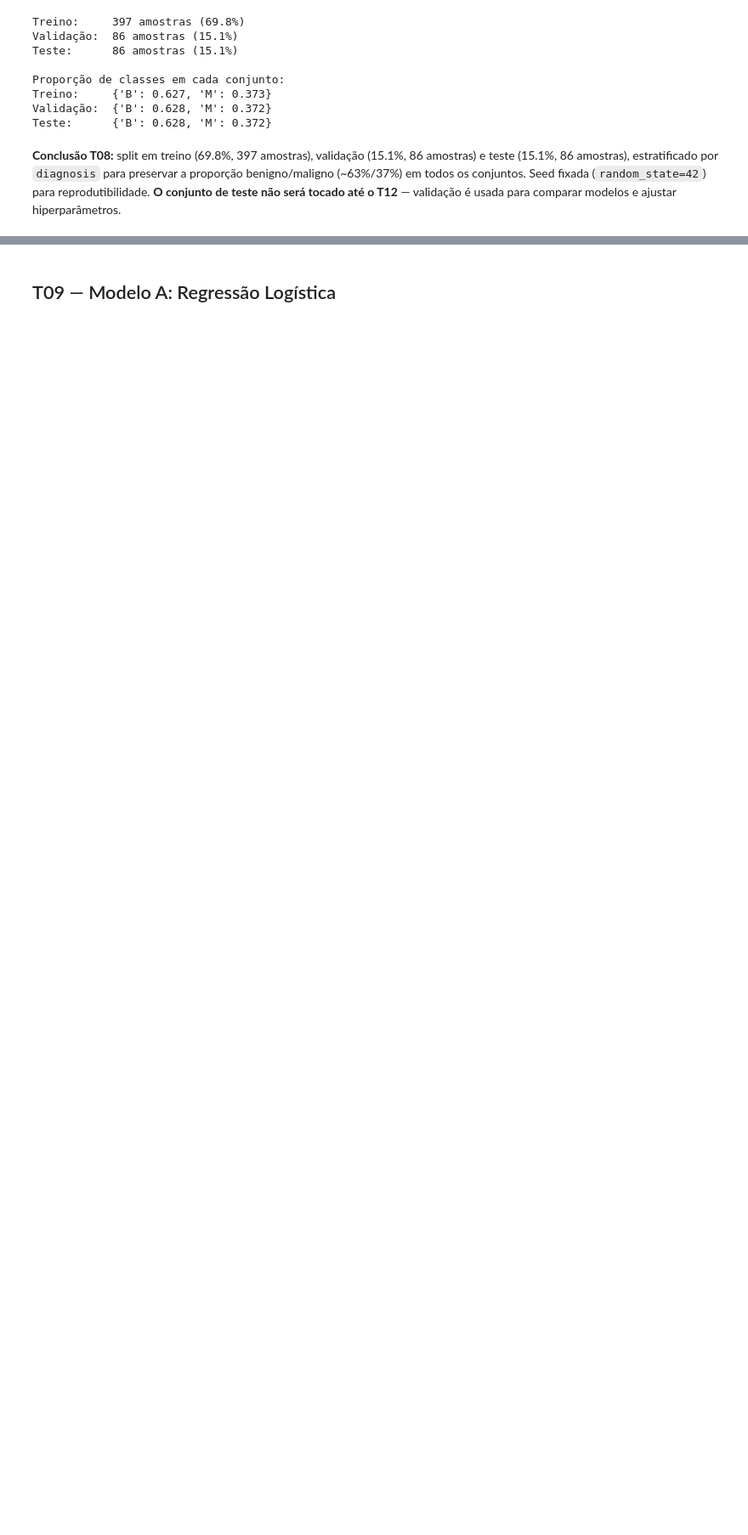
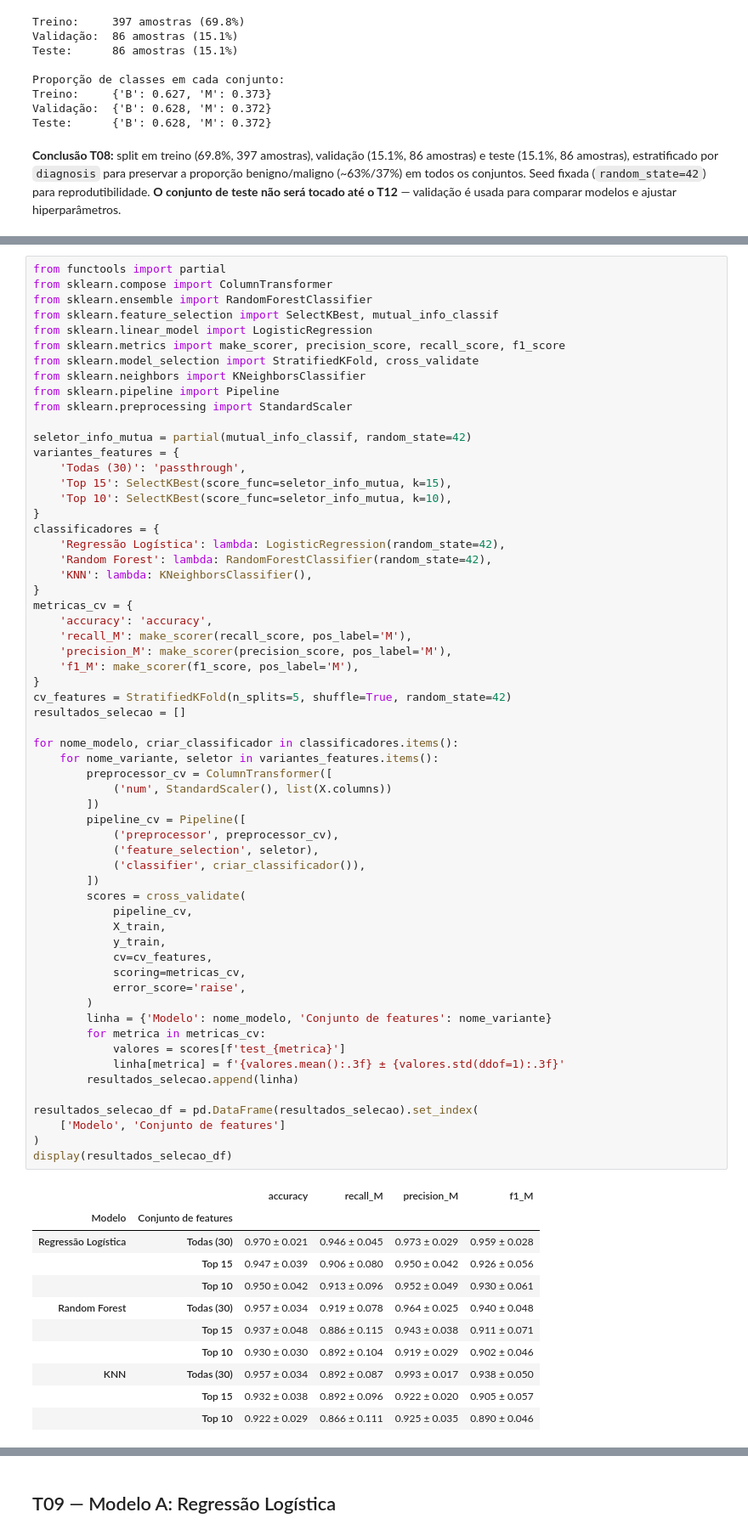
Before and after one commit to whoame042/postech-fiap-fase-1-IA-foundations, a Jupyter notebook: AnaliseExploratoria.ipynb, the cells around one changed output, grey strips where cells are left out. Shown at 85% size. Saved outputs shown, nothing was run; the diff lists cells and outputs as text; blank space fills up the shorter version.

```diff
--- a/AnaliseExploratoria.ipynb
+++ b/AnaliseExploratoria.ipynb
@@ -265,0 +426,72 @@ e ajustar hiperparâmetros.
+# %%
+from functools import partial
+from sklearn.compose import ColumnTransformer
+from sklearn.ensemble import RandomForestClassifier
+from sklearn.feature_selection import SelectKBest, mutual_info_classif
+from sklearn.linear_model import LogisticRegression
+from sklearn.metrics import make_scorer, precision_score, recall_score, f1_score
+from sklearn.model_selection import StratifiedKFold, cross_validate
+from sklearn.neighbors import KNeighborsClassifier
+from sklearn.pipeline import Pipeline
+from sklearn.preprocessing import StandardScaler
+
+seletor_info_mutua = partial(mutual_info_classif, random_state=42)
+variantes_features = {
+    'Todas (30)': 'passthrough',
+    'Top 15': SelectKBest(score_func=seletor_info_mutua, k=15),
+    'Top 10': SelectKBest(score_func=seletor_info_mutua, k=10),
+}
+classificadores = {
+    'Regressão Logística': lambda: LogisticRegression(random_state=42),
+    'Random Forest': lambda: RandomForestClassifier(random_state=42),
+    'KNN': lambda: KNeighborsClassifier(),
+}
+metricas_cv = {
+    'accuracy': 'accuracy',
+    'recall_M': make_scorer(recall_score, pos_label='M'),
+    'precision_M': make_scorer(precision_score, pos_label='M'),
+    'f1_M': make_scorer(f1_score, pos_label='M'),
+}
+cv_features = StratifiedKFold(n_splits=5, shuffle=True, random_state=42)
+resultados_selecao = []
+
+for nome_modelo, criar_classificador in classificadores.items():
+    for nome_variante, seletor in variantes_features.items():
+        preprocessor_cv = ColumnTransformer([
+            ('num', StandardScaler(), list(X.columns))
+        ])
+        pipeline_cv = Pipeline([
+            ('preprocessor', preprocessor_cv),
+            ('feature_selection', seletor),
+            ('classifier', criar_classificador()),
+        ])
+        scores = cross_validate(
+            pipeline_cv,
+            X_train,
+            y_train,
+            cv=cv_features,
+            scoring=metricas_cv,
+            error_score='raise',
+        )
+        linha = {'Modelo': nome_modelo, 'Conjunto de features': nome_variante}
+        for metrica in metricas_cv:
+            valores = scores[f'test_{metrica}']
+            linha[metrica] = f'{valores.mean():.3f} ± {valores.std(ddof=1):.3f}'
+        resultados_selecao.append(linha)
+
+resultados_selecao_df = pd.DataFrame(resultados_selecao).set_index(
+    ['Modelo', 'Conjunto de features']
+)
+display(resultados_selecao_df)
+# %% [output]
+|  |  | accuracy | recall_M | precision_M | f1_M |
+| Modelo | Conjunto de features |  |  |  |  |
+| Regressão Logística | Todas (30) | 0.970 ± 0.021 | 0.946 ± 0.045 | 0.973 ± 0.029 | 0.959 ± 0.028 |
+|  | Top 15 | 0.947 ± 0.039 | 0.906 ± 0.080 | 0.950 ± 0.042 | 0.926 ± 0.056 |
+|  | Top 10 | 0.950 ± 0.042 | 0.913 ± 0.096 | 0.952 ± 0.049 | 0.930 ± 0.061 |
+| Random Forest | Todas (30) | 0.957 ± 0.034 | 0.919 ± 0.078 | 0.964 ± 0.025 | 0.940 ± 0.048 |
+|  | Top 15 | 0.937 ± 0.048 | 0.886 ± 0.115 | 0.943 ± 0.038 | 0.911 ± 0.071 |
+|  | Top 10 | 0.930 ± 0.030 | 0.892 ± 0.104 | 0.919 ± 0.029 | 0.902 ± 0.046 |
+| KNN | Todas (30) | 0.957 ± 0.034 | 0.892 ± 0.087 | 0.993 ± 0.017 | 0.938 ± 0.050 |
+|  | Top 15 | 0.932 ± 0.038 | 0.892 ± 0.096 | 0.922 ± 0.020 | 0.905 ± 0.057 |
+|  | Top 10 | 0.922 ± 0.029 | 0.866 ± 0.111 | 0.925 ± 0.035 | 0.890 ± 0.046 |
```
Also changed, not shown: parts of 22 cells of this notebook, 2 other files.
